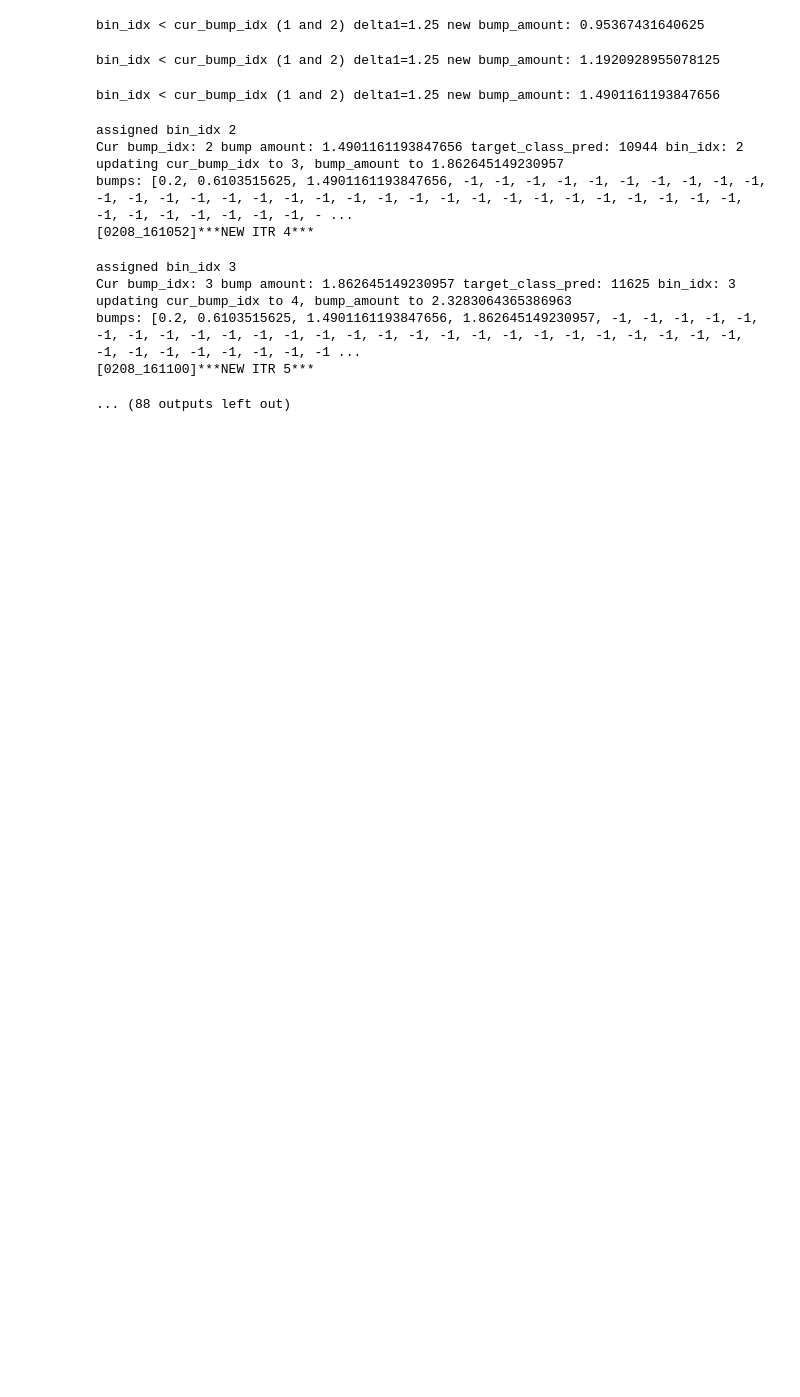
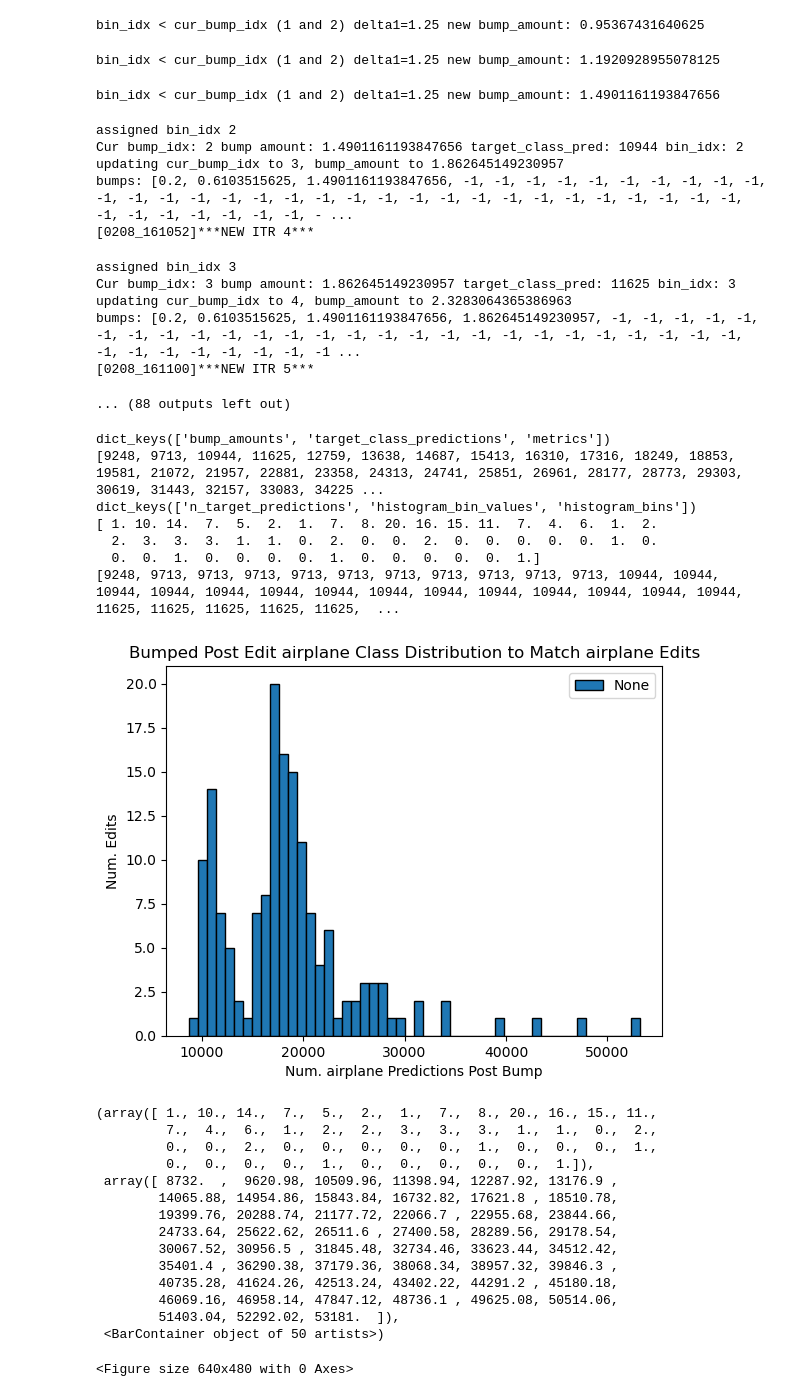
Before and after one commit to allisonchen23/model-editing, a Jupyter notebook: bump_noise_model_editing.ipynb, the cells around one changed output. Drawn from its saved outputs; the diff is of its cells as text; code cells hidden in the pictures; blank space fills up the shorter version.

Commit message:
sanity checked the distribution is at least correct

```diff
--- a/bump_noise_model_editing.ipynb
+++ b/bump_noise_model_editing.ipynb
@@ -465,0 +466,60 @@ bumps: [0.2, 0.6103515625, 1.4901161193847656, 1.862645149230957, -1, -1, -1, -1
+# %%
+save_dir = os.path.join(os.path.dirname(config.save_dir), '{}_{}'.format(class_name, n_select))
+save_path = os.path.join(save_dir, 'bumps_preds_metrics.pth')
+
+bumped_target_class_dist = torch.load(save_path)
+
+bumped_hist_data = []
+
+
+
+
+print(dic.keys())
+
+print(dic['target_class_predictions'])
+
+target_class_dist_dict = torch.load(target_class_distribution_path)
+print(target_class_dist_dict.keys())
+print(target_class_dist_dict['histogram_bin_values'])
+
+for n_target_predictions, bucket_value in zip(
+    bumped_target_class_dist['target_class_predictions'],
+    target_class_distribution['histogram_bin_values']):
+    cur_data = [n_target_predictions for i in range(int(bucket_value))]
+    bumped_hist_data += cur_data
+
+print(bumped_hist_data)
+bins = target_class_distribution['histogram_bins']
+
+histogram(
+        data=bumped_hist_data,
+        n_bins=bins, #50,
+        save_path=None,
+        title='Bumped Post Edit {} Class Distribution to Match {} Edits'.format(class_name, class_name),
+        xlabel='Num. {} Predictions Post Bump'.format(class_name),
+        ylabel='Num. Edits',
+        show=True)
+# %% [output]
+dict_keys(['bump_amounts', 'target_class_predictions', 'metrics'])
+[9248, 9713, 10944, 11625, 12759, 13638, 14687, 15413, 16310, 17316, 18249, 18853, 19581, 21072, 21957, 22881, 23358, 24313, 24741, 25851, 26961, 28177, 28773, 29303, 30619, 31443, 32157, 33083, 34225 ...
+dict_keys(['n_target_predictions', 'histogram_bin_values', 'histogram_bins'])
+[ 1. 10. 14.  7.  5.  2.  1.  7.  8. 20. 16. 15. 11.  7.  4.  6.  1.  2.
+  2.  3.  3.  3.  1.  1.  0.  2.  0.  0.  2.  0.  0.  0.  0.  0.  1.  0.
+  0.  0.  1.  0.  0.  0.  0.  1.  0.  0.  0.  0.  0.  1.]
+[9248, 9713, 9713, 9713, 9713, 9713, 9713, 9713, 9713, 9713, 9713, 10944, 10944, 10944, 10944, 10944, 10944, 10944, 10944, 10944, 10944, 10944, 10944, 10944, 10944, 11625, 11625, 11625, 11625, 11625,  ...
+[figure, added]
+(array([ 1., 10., 14.,  7.,  5.,  2.,  1.,  7.,  8., 20., 16., 15., 11.,
+         7.,  4.,  6.,  1.,  2.,  2.,  3.,  3.,  3.,  1.,  1.,  0.,  2.,
+         0.,  0.,  2.,  0.,  0.,  0.,  0.,  0.,  1.,  0.,  0.,  0.,  1.,
+         0.,  0.,  0.,  0.,  1.,  0.,  0.,  0.,  0.,  0.,  1.]),
+ array([ 8732.  ,  9620.98, 10509.96, 11398.94, 12287.92, 13176.9 ,
+        14065.88, 14954.86, 15843.84, 16732.82, 17621.8 , 18510.78,
+        19399.76, 20288.74, 21177.72, 22066.7 , 22955.68, 23844.66,
+        24733.64, 25622.62, 26511.6 , 27400.58, 28289.56, 29178.54,
+        30067.52, 30956.5 , 31845.48, 32734.46, 33623.44, 34512.42,
+        35401.4 , 36290.38, 37179.36, 38068.34, 38957.32, 39846.3 ,
+        40735.28, 41624.26, 42513.24, 43402.22, 44291.2 , 45180.18,
+        46069.16, 46958.14, 47847.12, 48736.1 , 49625.08, 50514.06,
+        51403.04, 52292.02, 53181.  ]),
+ <BarContainer object of 50 artists>)
+<Figure size 640x480 with 0 Axes>
```
Also changed, not shown: parts of 2 cells of this notebook.
